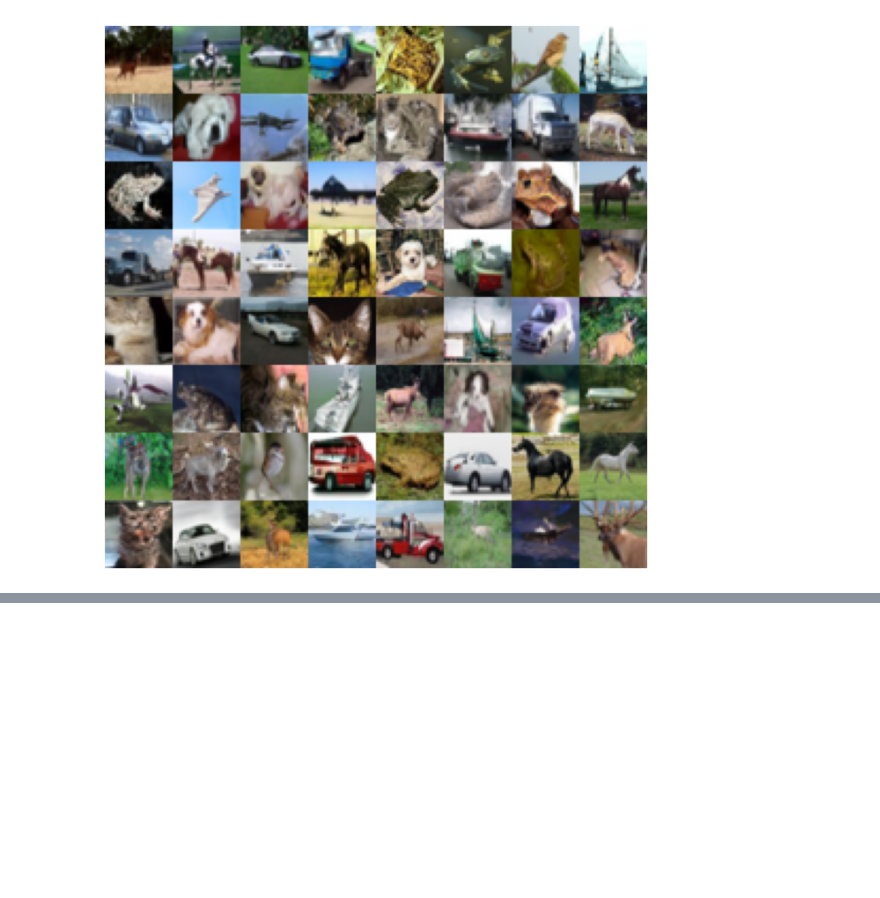
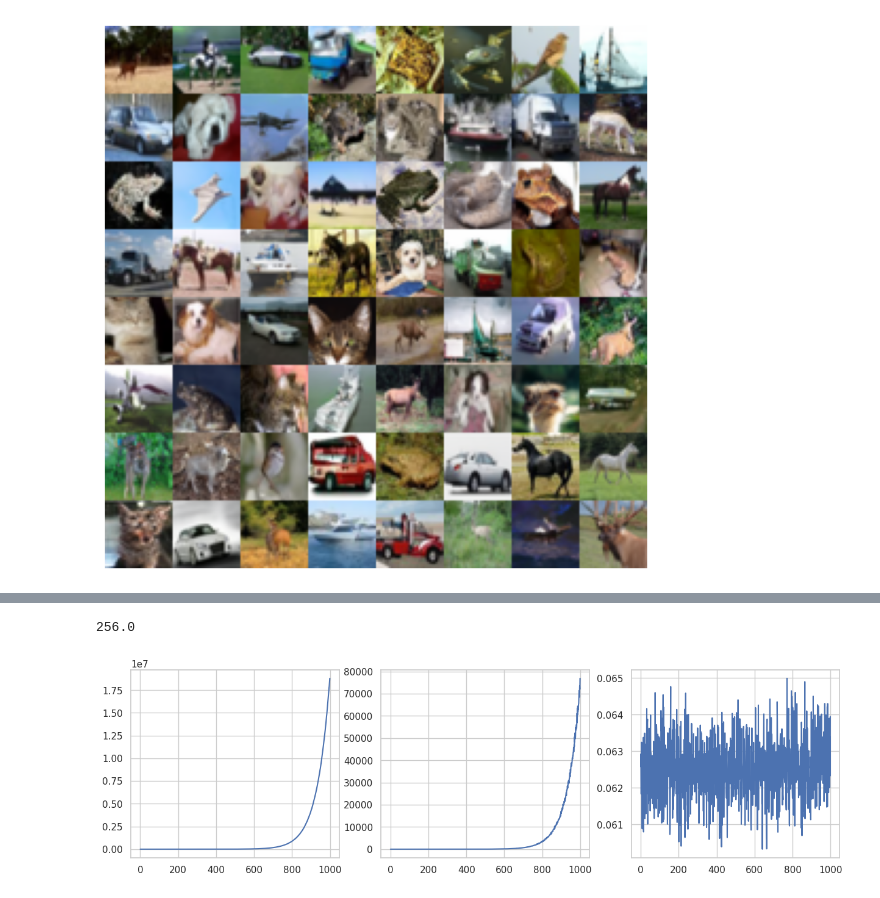
Before and after one commit to thudzj/score_sde_pytorch, a Jupyter notebook: our.ipynb, the cells around one changed output, grey strips where cells are left out. Saved outputs shown, nothing was run; the diff lists cells and outputs as text; code cells hidden in the pictures; blank space fills up the shorter version.

```diff
--- a/our.ipynb
+++ b/our.ipynb
@@ -214,8 +214,7 @@ with torch.no_grad():
         score_normsqr_mean = score_normsqr_sum / n_data
         ratio = (score_mean_normsqr / score_normsqr_mean).sqrt()
 
-        plt.figure(figsize=(15,4))
-        fig, (ax1, ax2, ax3) = plt.subplots(1, 3)
+        fig, (ax1, ax2, ax3) = plt.subplots(1, 3, figsize=(15, 4))
         ax1.plot(range(sde.N), score_normsqr_mean.cpu().numpy())
         ax2.plot(range(sde.N), score_mean_normsqr.cpu().numpy())
         ax3.plot(range(sde.N), ratio.cpu().numpy())
@@ -224,0 +224,2 @@ with torch.no_grad():
+256.0
+[figure, added]
```
Also changed, not shown: parts of 1 cell of this notebook.
